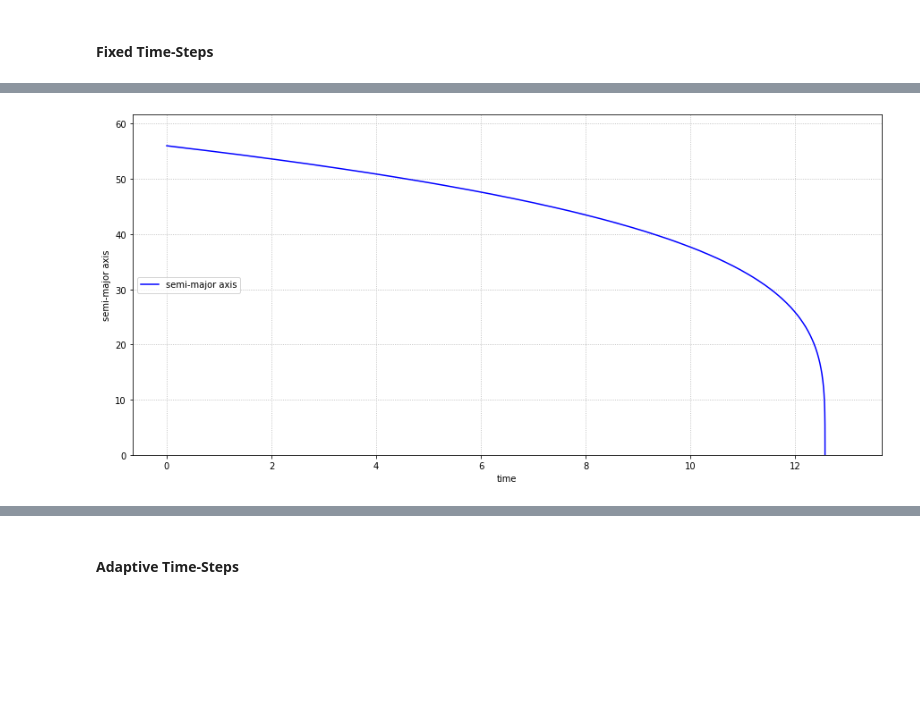
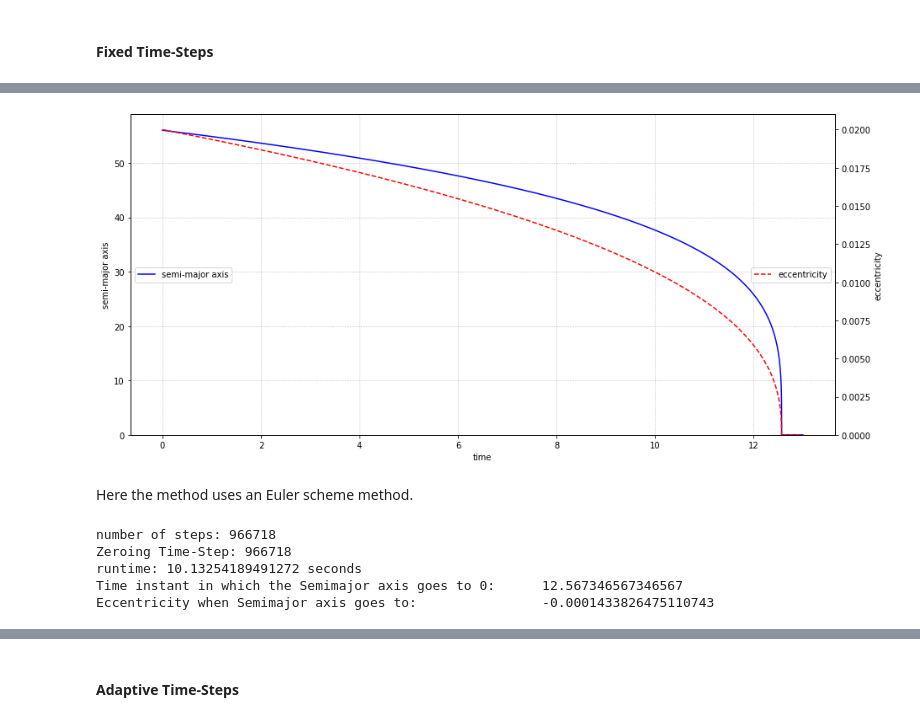
Before and after one commit to Bahadoram/Delay-Time-Dist.-of-Compact-Binary-Objects, a Jupyter notebook: project.ipynb, the cells around one changed output, grey strips where cells are left out. Cells and saved outputs as stored; diff of their text form; code cells hidden in the pictures; blank space fills up the shorter version.

Commit message:
add euler scheme, add units in histograms

```diff
--- a/project.ipynb
+++ b/project.ipynb
@@ -72,6 +82,4 @@ Here the functions in RungeKutta.py are used: the method uses a 4th order Runge-
 # %%
-start_time = time.time()
-
 TMIN = 0;  TMAX = 13 # s
 a0   = 56;   e0 = .02
 #initial_state = (a0, e0)
@@ -91,11 +99,12 @@ a, e = (np.zeros(shape=NSTEPS) for i in range(N))
 a[0] = a0
 e[0] = e0
 
-for i in range(NSTEPS-1):
-    yin    = [a[i], e[i]]
-    yout   = ODE_RK( t[i], yin, h, M2, M1 )
-    a[i+1] = yout[0]
-    e[i+1] = yout[1]
+start_time = time.time()
+i = 0
+# here instead of 0 should be r_sc
+while a[i] > 0:
+    a[i+1], e[i+1] = ODE_RK( t[i], (a[i], e[i]), h, M2, M1 )
+    i+=1
 
 print("number of steps: %s"  % NSTEPS)
 print("Zeroing Time-Step: %s"  % list(x <= 0 for x in a).index(True))
@@ -112,17 +122,45 @@ Time instant in which the Semimajor axis goes to 0:              12.567268567268
 # %%
 fig, ax = plt.subplots(figsize=(15,7))
 ax.plot(t,a,'b-',  label='semi-major axis')
 ax.set_ylabel('semi-major axis')
 ax.set_xlabel('time')
 ax.legend(loc='center left')
 ax.grid(ls='dotted')
 ax.set_ylim(bottom=0)
 
-# ax_ = ax.twinx()
-# ax_.plot(t,e,'r--', label='eccentricity')
-# ax_.set_ylabel('eccentricity')
-# ax_.legend(loc='center right')
-# ax_.set_ylim(bottom=0)
+ax_ = ax.twinx()
+ax_.plot(t,e,'r--', label='eccentricity')
+ax_.set_ylabel('eccentricity')
+ax_.legend(loc='center right')
+ax_.set_ylim(bottom=0)
 plt.show()
 # %% [output]
-[figure, old version]
+[figure, new version]
+# %% [markdown]
+Here the method uses an Euler scheme method.
+# %%
+a, e = (np.zeros(shape=NSTEPS) for i in range(N))
+
+# first values from the table
+a[0] = a0
+e[0] = e0
+
+start_time = time.time()
+i = 0
+# here instead of 0 should be r_sc
+while a[i] > 0:
+    a[i+1], e[i+1] = ODE_EU( t[i], (a[i], e[i]), h, M2, M1 )
+    i+=1
+
+print("number of steps: %s"  % i)
+print("Zeroing Time-Step: %s"  % list(x <= 0 for x in a).index(True))
+print("runtime: %s seconds" % (time.time() - start_time))
+
+print("Time instant in which the Semimajor axis goes to 0:\t", t[a<=0][0])
+print("Eccentricity when Semimajor axis goes to:\t\t",         e[a<=0][0])
+# %% [output]
+number of steps: 966718
+Zeroing Time-Step: 966718
+runtime: 10.13254189491272 seconds
+Time instant in which the Semimajor axis goes to 0:      12.567346567346567
+Eccentricity when Semimajor axis goes to:                -0.0001433826475110743
```
Also changed, not shown: parts of 21 cells of this notebook, 1 other file.
